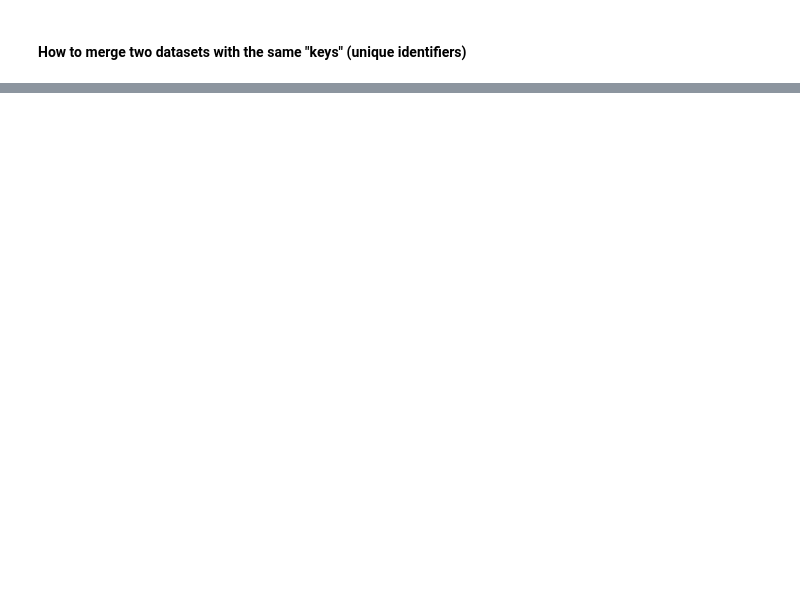
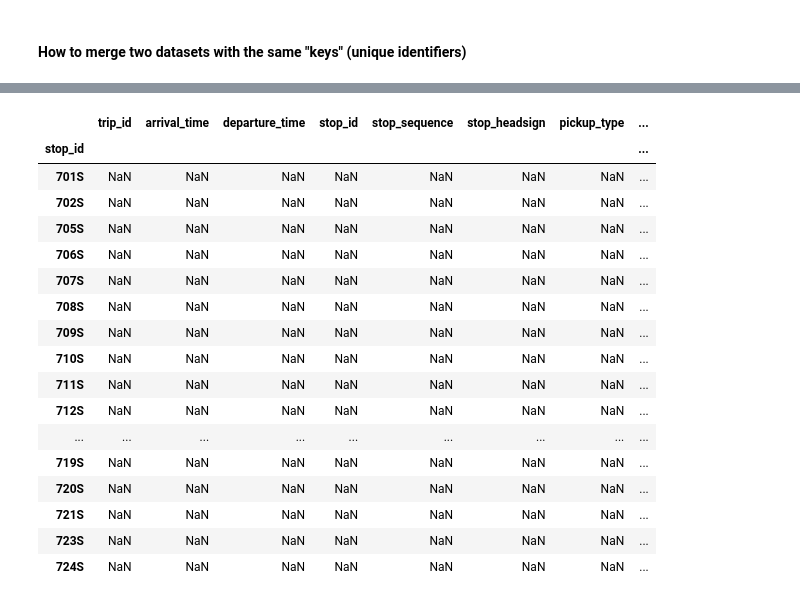
Before and after one commit to jonram91/MTAProject1, a Jupyter notebook: Project 1_JR.ipynb, the cells around one changed output, grey strips where cells are left out. Cells and saved outputs as stored; diff of their text form; code cells hidden in the pictures; blank space fills up the shorter version.

```diff
--- a/Project 1_JR.ipynb
+++ b/Project 1_JR.ipynb
@@ -64,2 +85,4 @@ stop_times.head(10)
+# %%
+stop_times_aggregated['total_trips'] = stop_times_aggregated['trip_id']
 # %% [markdown]
 <h4> How to merge two datasets with the same "keys" (unique identifiers) </h4>
@@ -69,0 +89,23 @@ pwd
+# %%
+merged_stop_data = pd.concat([stop_times, stop_times_aggregated['total_trips']], axis=1, join_axes=[stop_times.stop_id])
+# %%
+merged_stop_data.head(20)
+# %% [output]
+|  | trip_id | arrival_time | departure_time | stop_id | stop_sequence | stop_headsign | pickup_type | ... |
+| stop_id |  |  |  |  |  |  |  | ... |
+| 701S | NaN | NaN | NaN | NaN | NaN | NaN | NaN | ... |
+| 702S | NaN | NaN | NaN | NaN | NaN | NaN | NaN | ... |
+| 705S | NaN | NaN | NaN | NaN | NaN | NaN | NaN | ... |
+| 706S | NaN | NaN | NaN | NaN | NaN | NaN | NaN | ... |
+| 707S | NaN | NaN | NaN | NaN | NaN | NaN | NaN | ... |
+| 708S | NaN | NaN | NaN | NaN | NaN | NaN | NaN | ... |
+| 709S | NaN | NaN | NaN | NaN | NaN | NaN | NaN | ... |
+| 710S | NaN | NaN | NaN | NaN | NaN | NaN | NaN | ... |
+| 711S | NaN | NaN | NaN | NaN | NaN | NaN | NaN | ... |
+| 712S | NaN | NaN | NaN | NaN | NaN | NaN | NaN | ... |
+| ... | ... | ... | ... | ... | ... | ... | ... | ... |
+| 719S | NaN | NaN | NaN | NaN | NaN | NaN | NaN | ... |
+| 720S | NaN | NaN | NaN | NaN | NaN | NaN | NaN | ... |
+| 721S | NaN | NaN | NaN | NaN | NaN | NaN | NaN | ... |
+| 723S | NaN | NaN | NaN | NaN | NaN | NaN | NaN | ... |
+| 724S | NaN | NaN | NaN | NaN | NaN | NaN | NaN | ... |
```
Also changed, not shown: parts of 12 cells of this notebook.
